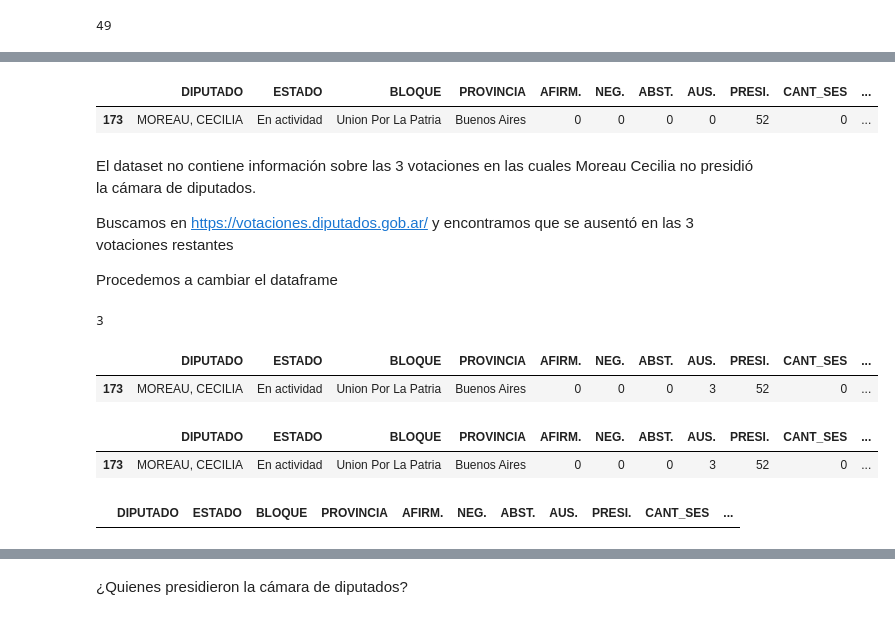
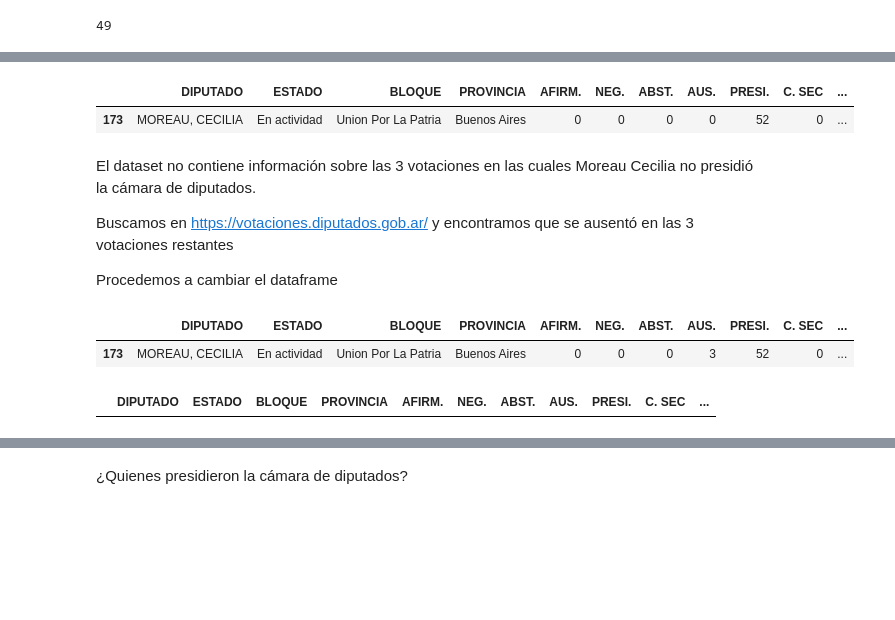
Before and after one commit to Kuryat/Diputados, a Jupyter notebook: DIPUTADOS.ipynb, the cells around one changed output, grey strips where cells are left out. Cells and saved outputs as stored; diff of their text form; code cells hidden in the pictures; blank space fills up the shorter version.

```diff
--- a/DIPUTADOS.ipynb
+++ b/DIPUTADOS.ipynb
@@ -120,4 +149,4 @@ Armamos una nueva columna "PORC_ASIST"
 # %%
-df["PORC_ASIST"] = (((df["AFIRM."]	+ df["NEG."]	+ df ["ABST."]) / df["CANT_SES"]) *100).round()
+df["PORC. ASIST"] = (((df["AFIRM."]	+ df["NEG."]	+ df ["ABST."]) / df["C. SEC"]) *100).round()
 df.head(10)
 # %% [output]
@@ -133,9 +162,10 @@ df.head(10)
 | 8 | ALVAREZ, FELIPE | - | Ser - Somos Energia Para Renovar | La Rioja | 7 | 2 | 2 | 44 | 0 | 55 | ... |
 | 9 | AMAYA, DOMINGO LUIS | - | Encuentro Federal | Tucumán | 32 | 5 | 4 | 14 | 0 | 55 | ... |
 # %%
-df.loc[df["PORC_ASIST"].isna()]
+nan = df.loc[df["PORC. ASIST"].isna()]
+nan
 # %% [output]
-|  | DIPUTADO | ESTADO | BLOQUE | PROVINCIA | AFIRM. | NEG. | ABST. | AUS. | PRESI. | CANT_SES | ... |
+|  | DIPUTADO | ESTADO | BLOQUE | PROVINCIA | AFIRM. | NEG. | ABST. | AUS. | PRESI. | C. SEC | ... |
 | 173 | MOREAU, CECILIA | En actividad | Union Por La Patria | Buenos Aires | 0 | 0 | 0 | 0 | 52 | 0 | ... |
 # %% [markdown]
 El dataset no contiene información sobre las 3 votaciones en las cuales Moreau Cecilia no presidió la cámara de diputados.
@@ -144,18 +174,19 @@ Buscamos en https://votaciones.diputados.gob.ar/ y encontramos que se ausentó e
 
 Procedemos a cambiar el dataframe
 # %%
-nan = df.iat[173, 7] = 3
-nan
+df.iat[173, 7] = 3
-# %% [output]
-3
 # %%
-nan = df.loc[df["PORC_ASIST"].isna()]
+nan = df.loc[df["PORC. ASIST"].isna()]
 nan
 # %% [output]
-|  | DIPUTADO | ESTADO | BLOQUE | PROVINCIA | AFIRM. | NEG. | ABST. | AUS. | PRESI. | CANT_SES | ... |
+|  | DIPUTADO | ESTADO | BLOQUE | PROVINCIA | AFIRM. | NEG. | ABST. | AUS. | PRESI. | C. SEC | ... |
 | 173 | MOREAU, CECILIA | En actividad | Union Por La Patria | Buenos Aires | 0 | 0 | 0 | 3 | 52 | 0 | ... |
+# %%
+df["C. SEC"] = df["AFIRM."]	+ df["NEG."]	+ df ["ABST."]	+ df["AUS."] + df["PRESI."]
+# %%
+df["PORC. ASIST"] = (((df["AFIRM."]	+ df["NEG."]	+ df ["ABST."] + df["PRESI."]) / df["C. SEC"]) *100).round()
 # %%
-df.loc[df["PORC_ASIST"].isna()]
+nan = df.loc[df["PORC. ASIST"].isna()]
+nan
 # %% [output]
-|  | DIPUTADO | ESTADO | BLOQUE | PROVINCIA | AFIRM. | NEG. | ABST. | AUS. | PRESI. | CANT_SES | ... |
-| 173 | MOREAU, CECILIA | En actividad | Union Por La Patria | Buenos Aires | 0 | 0 | 0 | 3 | 52 | 0 | ... |
+|  | DIPUTADO | ESTADO | BLOQUE | PROVINCIA | AFIRM. | NEG. | ABST. | AUS. | PRESI. | C. SEC | ... |
@@ -166,8 +193,3 @@ df["PORC_ASIST"] = (((df["AFIRM."]	+ df["NEG."]	+ df ["ABST."] + df["PRESI."]) /
-# %%
-nan = df.loc[df["PORC_ASIST"].isna()]
-nan
-# %% [output]
-|  | DIPUTADO | ESTADO | BLOQUE | PROVINCIA | AFIRM. | NEG. | ABST. | AUS. | PRESI. | CANT_SES | ... |
 # %%
 moreau = df.loc[df["DIPUTADO"].str.contains("MOREAU, CECILIA")]
 moreau
```
Also changed, not shown: parts of 29 cells of this notebook.
